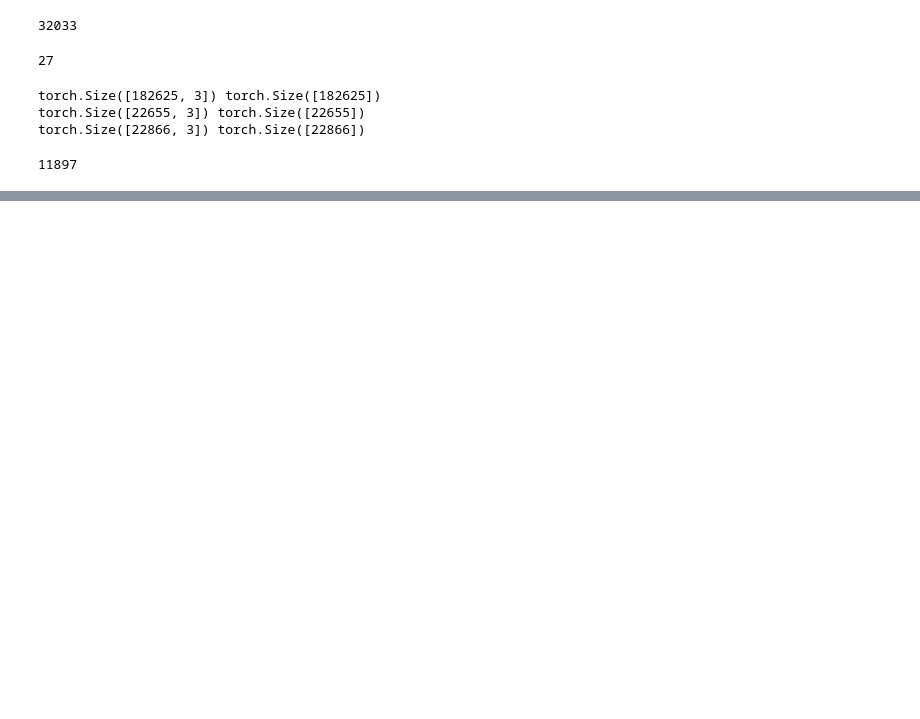
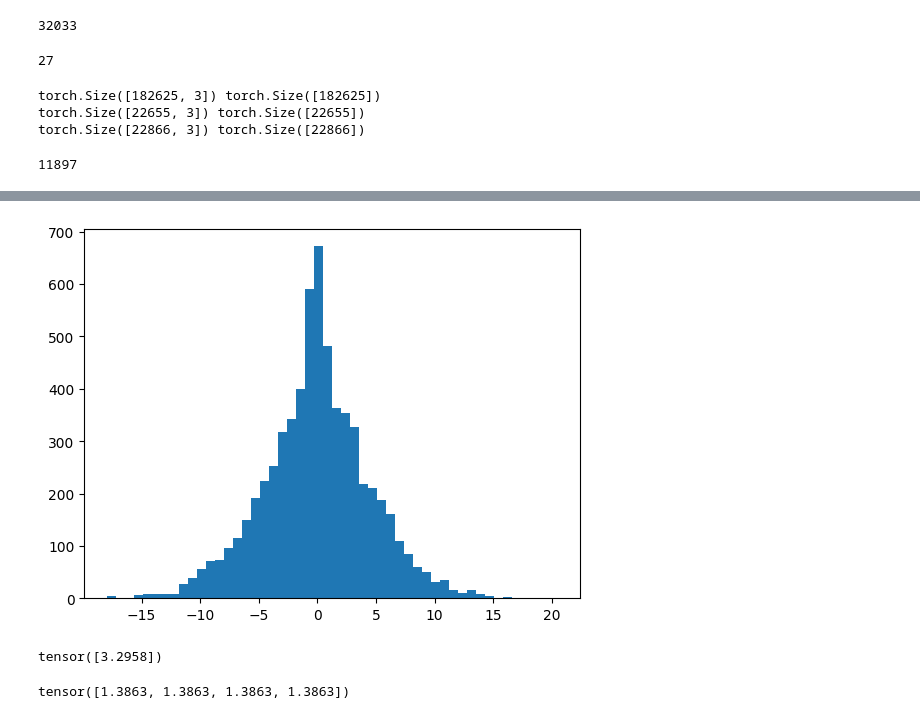
Before and after one commit to inosven/Neural-Networks-Zero-to-Hero, a Jupyter notebook: Building_makemore_Part_3_Activations_&_Gradients,_BatchNorm.ipynb, the cells around one changed output, grey strips where cells are left out. Saved outputs shown, nothing was run; the diff lists cells and outputs as text; code cells hidden in the pictures; blank space fills up the shorter version.

```diff
--- a/Building_makemore_Part_3_Activations_&_Gradients,_BatchNorm.ipynb
+++ b/Building_makemore_Part_3_Activations_&_Gradients,_BatchNorm.ipynb
@@ -131,0 +159,17 @@ for i in range(max_steps):
+# %%
+plt.hist(hpreact.view(-1).tolist(), 50)
+plt.show()
+# %% [output]
+[figure, added]
+# %%
+-torch.tensor([1/27.0]).log()
+# %% [output]
+tensor([3.2958])
+# %%
+# 4 dimensional examples of the isee
+logits = torch.tensor([0.0,0.0,0.0,0.0])
+probs = logits.exp()/ logits.exp().sum(0, keepdim=True)
+loss = -probs.log()
+loss
+# %% [output]
+tensor([1.3863, 1.3863, 1.3863, 1.3863])
```
Also changed, not shown: parts of 10 cells of this notebook.
